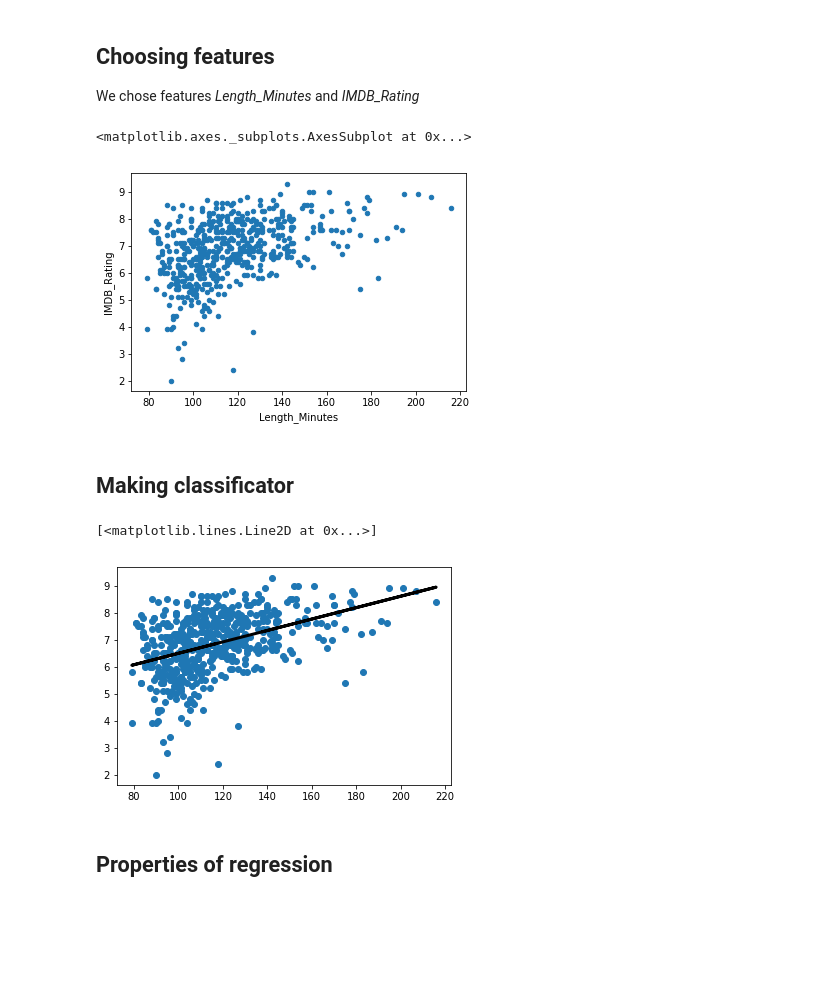
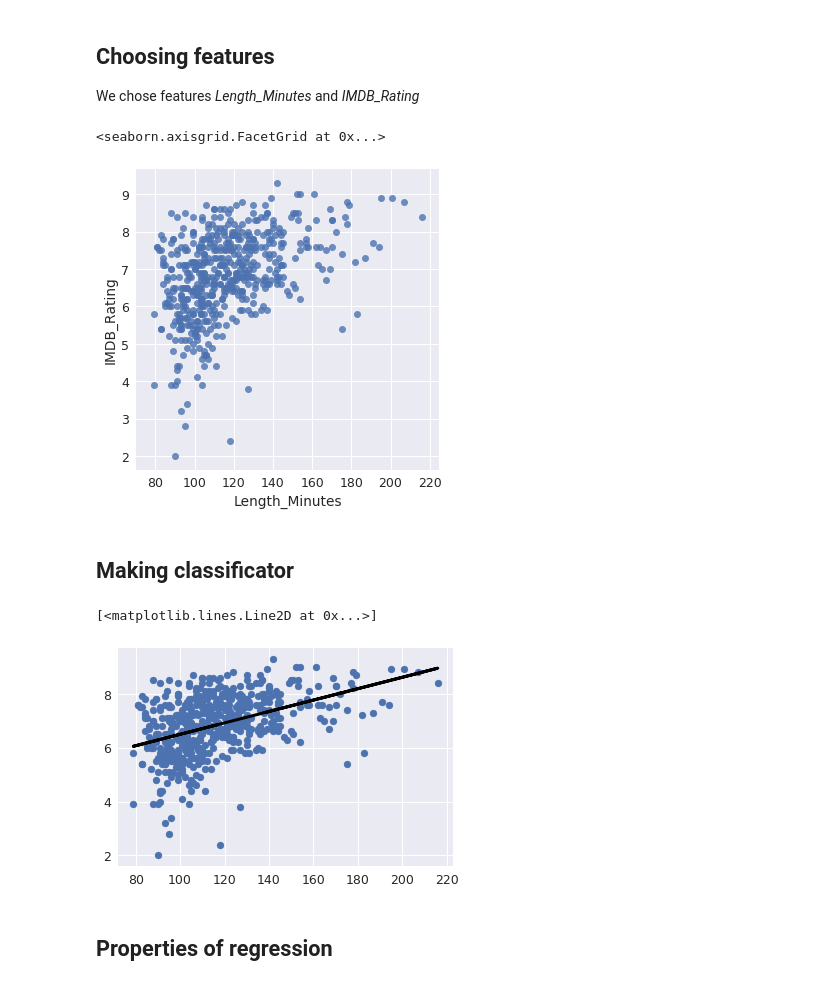
Before and after one commit to Euphe/data_analysis_project, a Jupyter notebook: hw5.ipynb, the cells around one changed output. Drawn from its saved outputs; the diff is of its cells as text; code cells hidden in the pictures; blank space fills up the shorter version.

Commit message:
Unify plot style

```diff
--- a/hw5.ipynb
+++ b/hw5.ipynb
@@ -2,19 +2,22 @@
 import pandas as pd
 import numpy as np
 import matplotlib.pyplot as plt
+import seaborn as sns
 from sklearn.linear_model import LinearRegression
 from sklearn.metrics import mean_absolute_error
 import scipy
 df = pd.read_csv('data/filmdeathcounts.csv', sep=',')
+sns.set_context("paper")
+sns.set(style='darkgrid', font_scale=1.25)
 # %% [markdown]
 ## Choosing features
 
 We chose features *Length_Minutes* and *IMDB_Rating*
 # %%
-df.plot.scatter(x='Length_Minutes', y='IMDB_Rating')
+sns.lmplot(x="Length_Minutes", y="IMDB_Rating", fit_reg=False, data=df)
 # %% [output]
-<matplotlib.axes._subplots.AxesSubplot at 0x...>
+<seaborn.axisgrid.FacetGrid at 0x...>
-[figure, old version]
+[figure, new version]
 # %% [markdown]
 ## Making classificator
 # %%
@@ -29,7 +32,7 @@ plt.scatter(training_x, training_y)
 plt.plot(training_x, predicted_y, color='black', linewidth=3)
 # %% [output]
 [<matplotlib.lines.Line2D at 0x...>]
-[figure, old version]
+[figure, new version]
 # %% [markdown]
 ## Properties of regression
 # %% [markdown]
```
Also changed, not shown: parts of 1 cell of this notebook, 1 other file.
